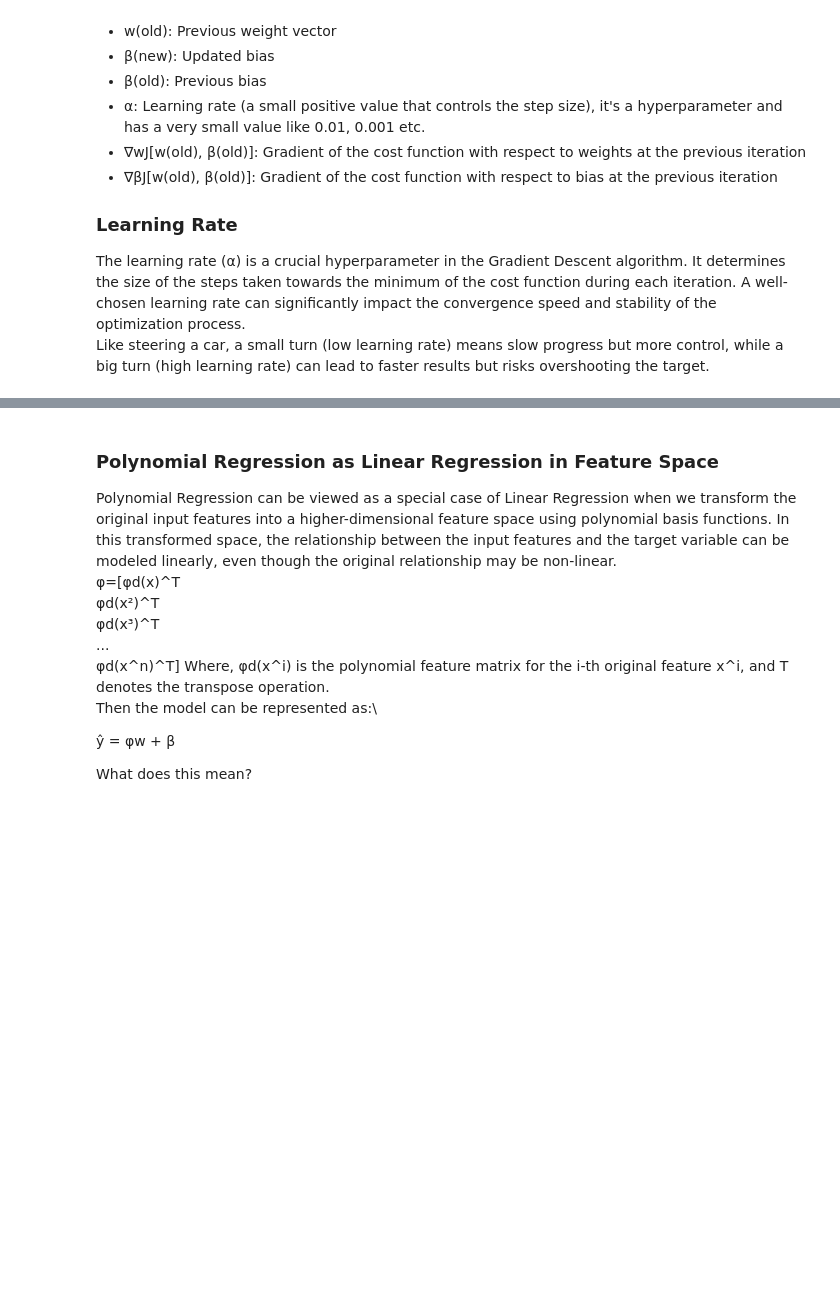
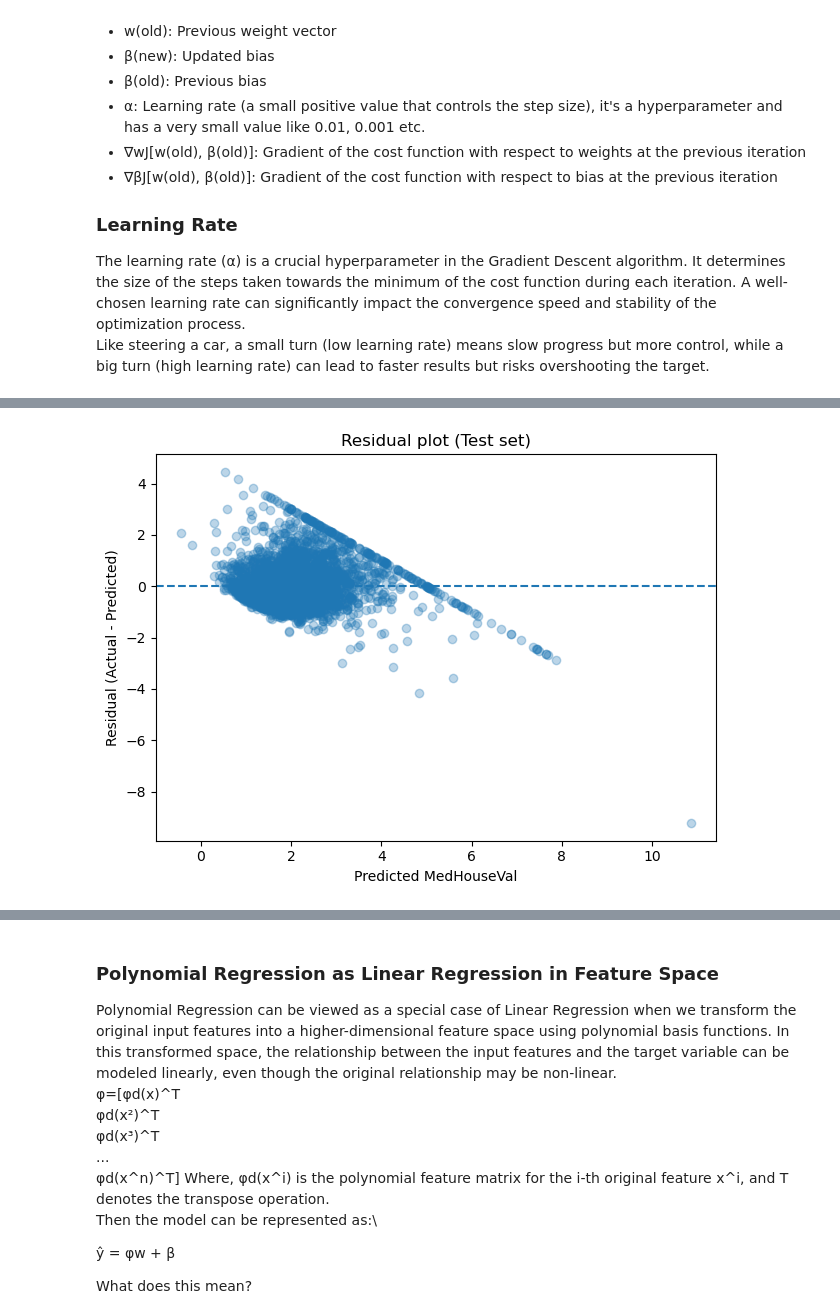
Before and after one commit to himadree-chaudhury/AI-ML-Foundation, a Jupyter notebook: Supervised Learning/module_13.ipynb, the cells around one changed output, grey strips where cells are left out. Saved outputs shown, nothing was run; the diff lists cells and outputs as text; code cells hidden in the pictures; blank space fills up the shorter version.

```diff
--- a/Supervised Learning/module_13.ipynb
+++ b/Supervised Learning/module_13.ipynb
@@ -87,3 +230,16 @@ Like steering a car, a small turn (low learning rate) means slow progress but mo
+# %%
+residuals = y_test - y_test_pred
+
+plt.figure()
+plt.scatter(y_test_pred, residuals, alpha=0.3)
+plt.axhline(0, linestyle='--')
+plt.xlabel('Predicted MedHouseVal')
+plt.ylabel('Residual (Actual - Predicted)')
+plt.title('Residual plot (Test set)')
+plt.tight_layout()
+plt.show()
+# %% [output]
+[figure, added]
 # %% [markdown]
 # Polynomial Regression
 Polynomial Regression is an extension of linear regression that models the relationship between the independent variable (X) and the dependent variable (y) as an nth degree polynomial. This allows the model to capture non-linear relationships in the data.\
```
Also changed, not shown: parts of 14 cells of this notebook, 4 other files.
